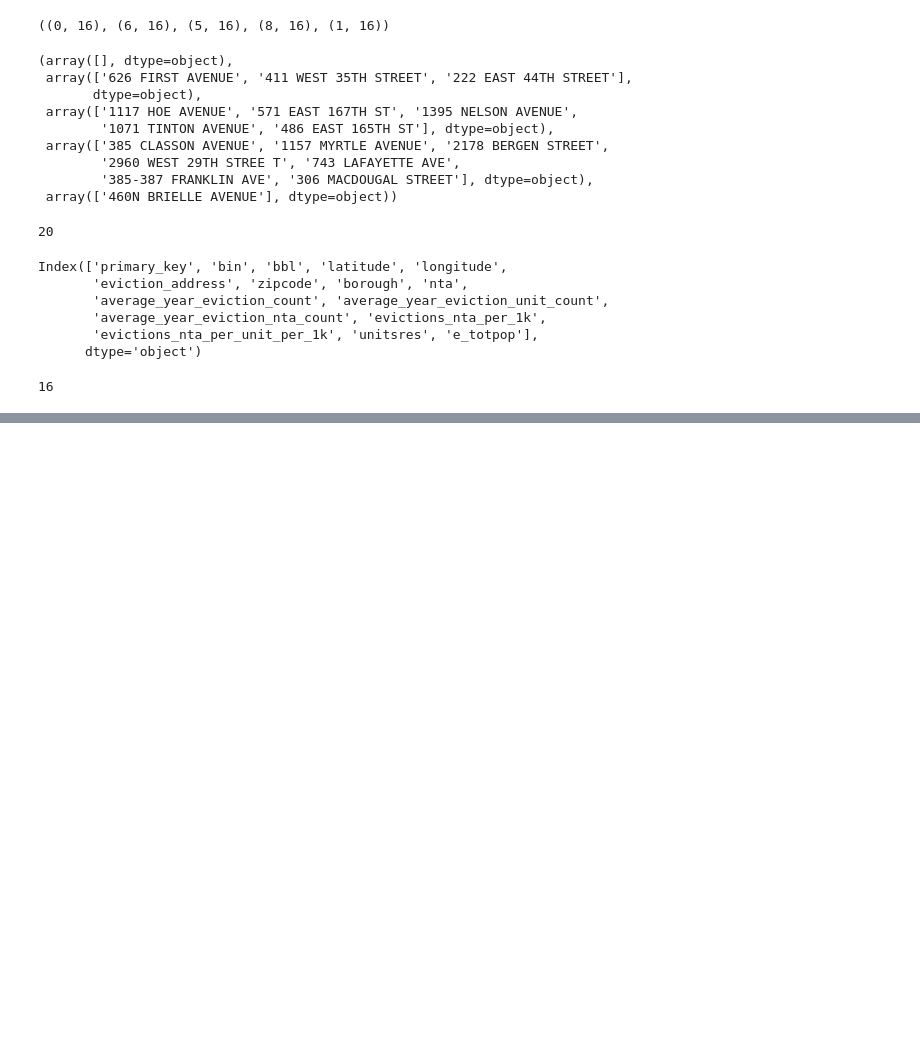
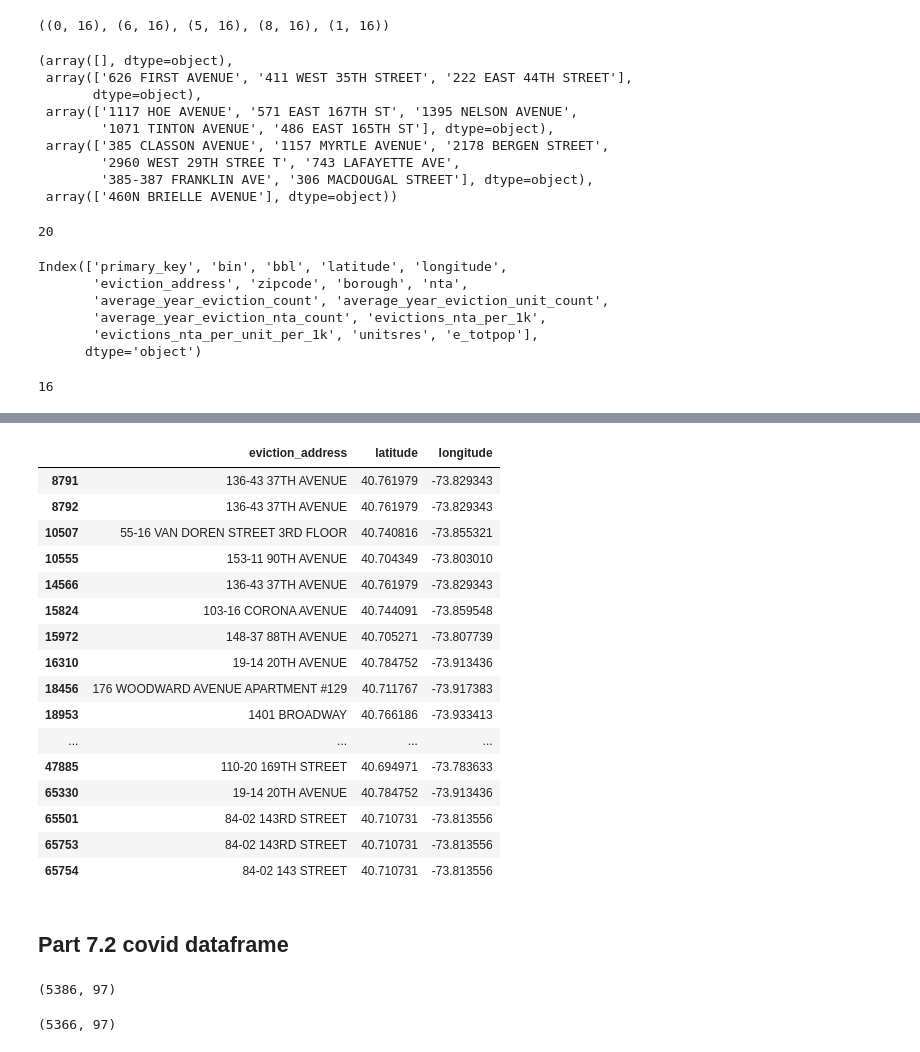
Before and after one commit to simaoalicechen/NYC_Landlord_Behavior_Analysis_Project, a Jupyter notebook: Part_2.7_add_normalized_evication_rates_nta.ipynb, the cells around one changed output, grey strips where cells are left out. Saved outputs shown, nothing was run; the diff lists cells and outputs as text; code cells hidden in the pictures; blank space fills up the shorter version.

```diff
--- a/Part_2.7_add_normalized_evication_rates_nta.ipynb
+++ b/Part_2.7_add_normalized_evication_rates_nta.ipynb
@@ -820,0 +831,2 @@ merged_df_covid.shape
+# %%
+good_data = merged_df[~merged_df['bin'].isin(problematic_bin)]
@@ -820,0 +837,29 @@ merged_df_covid.shape
+# %%
+address_coords = (good_data.dropna(subset=['eviction_address', 'latitude', 'longitude'])
+                 .groupby('eviction_address')
+                 .agg({'latitude':'first', 'longitude':'first'})
+                 .to_dict('index'))
+# address_coords
+# a map of all the addresses and the exact coordinates
+# %%
+def correct_coordinates(row):
+    needs_correction = pd.isna(row['latitude']) or (row['bin'] in problematic_bin)
+    if needs_correction:
+        eviction_address = row['eviction_address']
+        if eviction_address in address_coords:
+            row['latitude'] = address_coords[eviction_address]['latitude']
+            row['longitude'] = address_coords[eviction_address]['longitude']
+        else:
+            row['latitude'] = np.nan
+            row['longitude'] = np.nan
+    return row
+
+# so the idea of this function is to see if any of these bad bins' addresses appeared in past (and good) eviction places, [chances are, they have]
+# if so, use the eviction mapping (we created above) to get the correct coordinates and map them onto the problematic bins' coordinates
+# if not, we mark that laitutde and longitude as nan.
+# since the previously clenaed df didn't have nan, if we got new nans, that means some bad eviction addresses simply did not get
+# correct addresses, and therefore, we can safely remove those rows
+# if they are matched, we can trust the new coordinates.
+# %%
+eviction_df_corrected = merged_df.apply(correct_coordinates, axis=1)
+# important
@@ -820,0 +905,23 @@ merged_df_covid.shape
+# %%
+new_bin_4000000 = eviction_df_corrected[eviction_df_corrected['bin'] == 4000000]
+new_bin_4000000[['eviction_address', 'latitude', 'longitude']]
+# %% [output]
+|  | eviction_address | latitude | longitude |
+| 8791 | 136-43 37TH AVENUE | 40.761979 | -73.829343 |
+| 8792 | 136-43 37TH AVENUE | 40.761979 | -73.829343 |
+| 10507 | 55-16 VAN DOREN STREET 3RD FLOOR | 40.740816 | -73.855321 |
+| 10555 | 153-11 90TH AVENUE | 40.704349 | -73.803010 |
+| 14566 | 136-43 37TH AVENUE | 40.761979 | -73.829343 |
+| 15824 | 103-16 CORONA AVENUE | 40.744091 | -73.859548 |
+| 15972 | 148-37 88TH AVENUE | 40.705271 | -73.807739 |
+| 16310 | 19-14 20TH AVENUE | 40.784752 | -73.913436 |
+| 18456 | 176 WOODWARD AVENUE APARTMENT #129 | 40.711767 | -73.917383 |
+| 18953 | 1401 BROADWAY | 40.766186 | -73.933413 |
+| ... | ... | ... | ... |
+| 47885 | 110-20 169TH STREET | 40.694971 | -73.783633 |
+| 65330 | 19-14 20TH AVENUE | 40.784752 | -73.913436 |
+| 65501 | 84-02 143RD STREET | 40.710731 | -73.813556 |
+| 65753 | 84-02 143RD STREET | 40.710731 | -73.813556 |
+| 65754 | 84-02 143 STREET | 40.710731 | -73.813556 |
+# %% [markdown]
+## **Part 7.2 covid dataframe**
@@ -820,0 +930,4 @@ merged_df_covid.shape
+# %%
+merged_df_covid.shape
+# %% [output]
+(5386, 97)
@@ -820,0 +936,4 @@ merged_df_covid.shape
+# %%
+good_data.shape
+# %% [output]
+(5366, 97)
```
Also changed, not shown: parts of 33 cells of this notebook.
